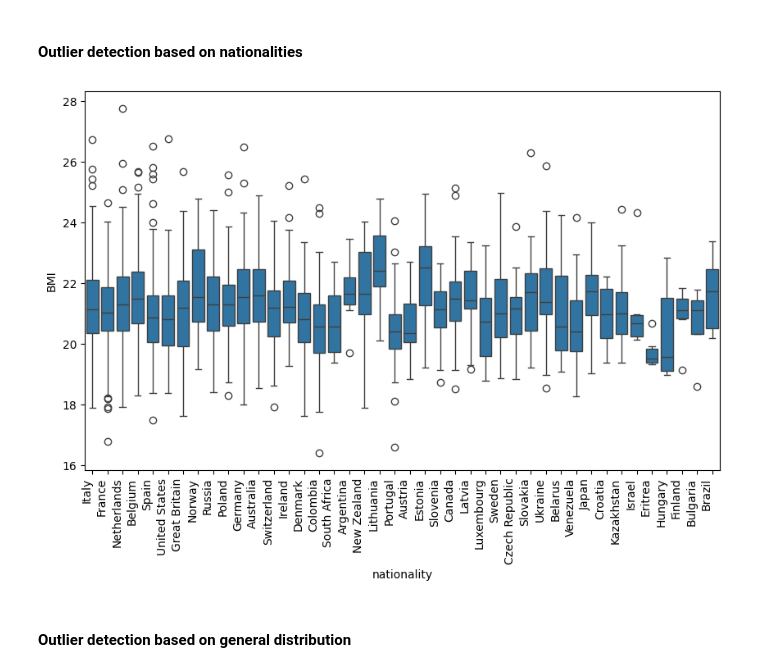
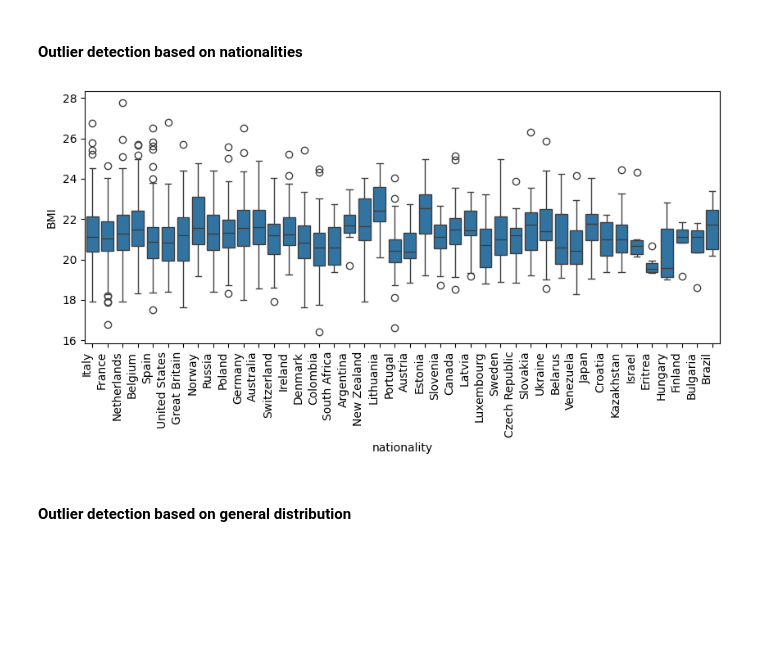
Before and after one commit to DiVitoTommaso/Cyclists-Races_Data-Mining, a Jupyter notebook: FeatEng.ipynb, the cells around one changed output. Drawn from its saved outputs; the diff is of its cells as text; code cells hidden in the pictures; blank space fills up the shorter version.

```diff
--- a/FeatEng.ipynb
+++ b/FeatEng.ipynb
@@ -187,12 +191,12 @@ nationalities = nationalities[nationalities > amount_threshold]
 
 filtered_cyclist_df = cyclist_df[cyclist_df["nationality"].isin(nationalities.index)]
 # %%
-plt.figure(figsize=(10, 6))
+plt.figure(figsize=(10, 4))
 sns.boxplot(x="nationality", y="BMI", data=filtered_cyclist_df)
 plt.xticks(rotation=90, ha="right")
 plt.show()
 # %% [output]
-[figure, old version]
+[figure, new version]
 # %% [markdown]
 #### Outlier detection based on general distribution
 # %%
```
Also changed, not shown: parts of 7 cells of this notebook.
